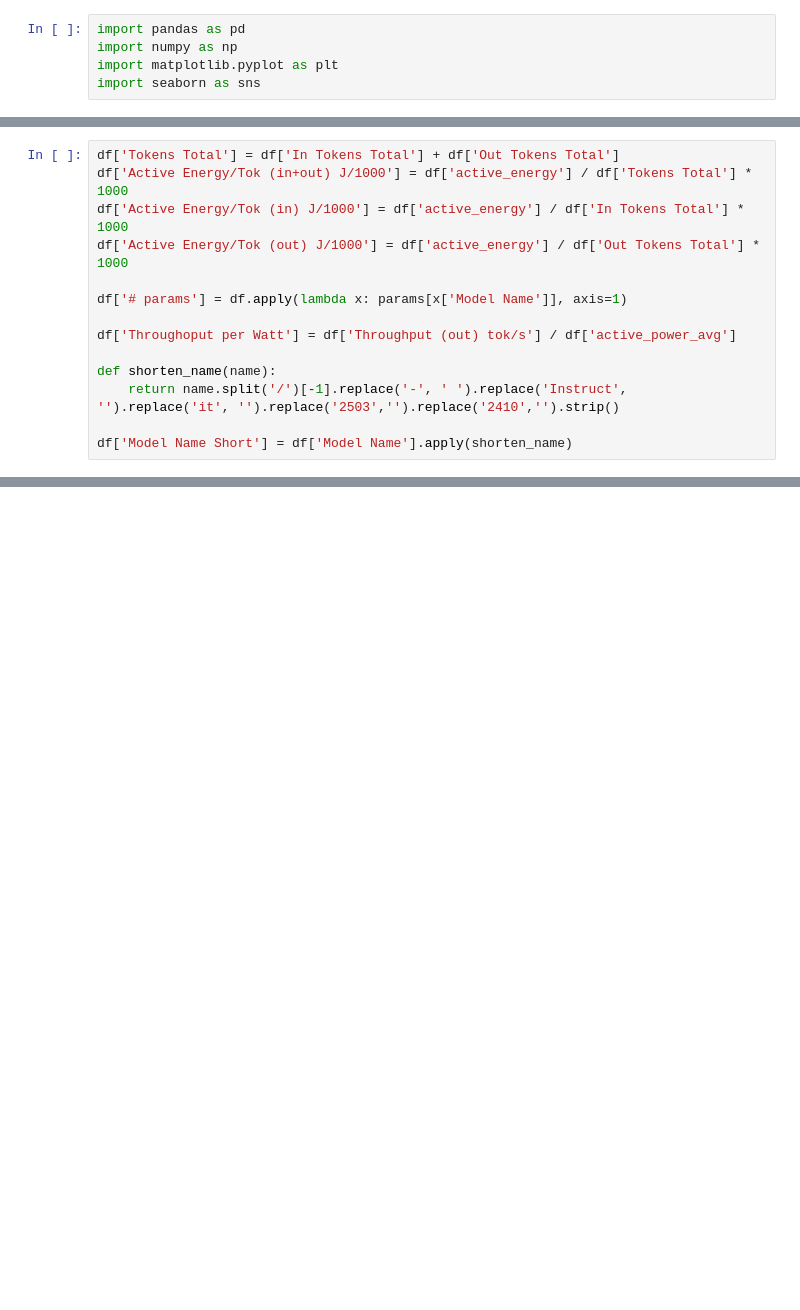
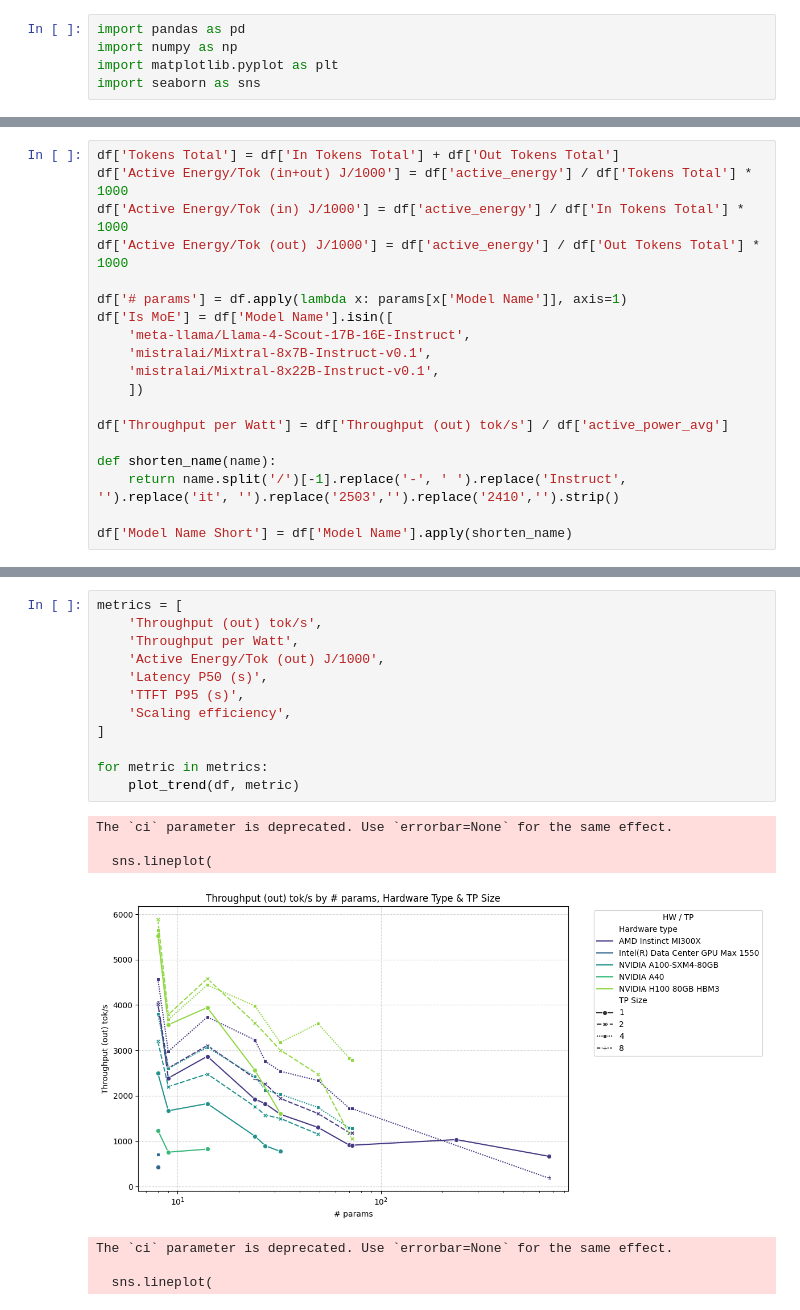
Before and after one commit to giacomo-brunetta/LLM_Inference_Power, a Jupyter notebook: Results/Dataset_test_analysis.ipynb, the cells around one changed output, grey strips where cells are left out. Drawn from its saved outputs; the diff is of its cells as text; blank space fills up the shorter version.

```diff
--- a/Results/Dataset_test_analysis.ipynb
+++ b/Results/Dataset_test_analysis.ipynb
@@ -44,8 +76,13 @@ df['Active Energy/Tok (in) J/1000'] = df['active_energy'] / df['In Tokens Total'
 df['Active Energy/Tok (out) J/1000'] = df['active_energy'] / df['Out Tokens Total'] * 1000
 
 df['# params'] = df.apply(lambda x: params[x['Model Name']], axis=1)
+df['Is MoE'] = df['Model Name'].isin([
+    'meta-llama/Llama-4-Scout-17B-16E-Instruct',
+    'mistralai/Mixtral-8x7B-Instruct-v0.1',
+    'mistralai/Mixtral-8x22B-Instruct-v0.1',
+    ])
 
-df['Throughoput per Watt'] = df['Throughput (out) tok/s'] / df['active_power_avg']
+df['Throughput per Watt'] = df['Throughput (out) tok/s'] / df['active_power_avg']
 
 def shorten_name(name):
     return name.split('/')[-1].replace('-', ' ').replace('Instruct', '').replace('it', '').replace('2503','').replace('2410','').strip()
@@ -445,0 +389,20 @@ The `errwidth` parameter is deprecated. And will be removed in v0.15.0. Pass `er
+# %%
+metrics = [
+    'Throughput (out) tok/s',
+    'Throughput per Watt',
+    'Active Energy/Tok (out) J/1000',
+    'Latency P50 (s)',
+    'TTFT P95 (s)',
+    'Scaling efficiency',
+]
+
+for metric in metrics:
+    plot_trend(df, metric)
+# %% [output]
+The `ci` parameter is deprecated. Use `errorbar=None` for the same effect.
+
+  sns.lineplot(
+[figure, added]
+The `ci` parameter is deprecated. Use `errorbar=None` for the same effect.
+
+  sns.lineplot(
```
Also changed, not shown: parts of 39 cells of this notebook, 50 other files.
